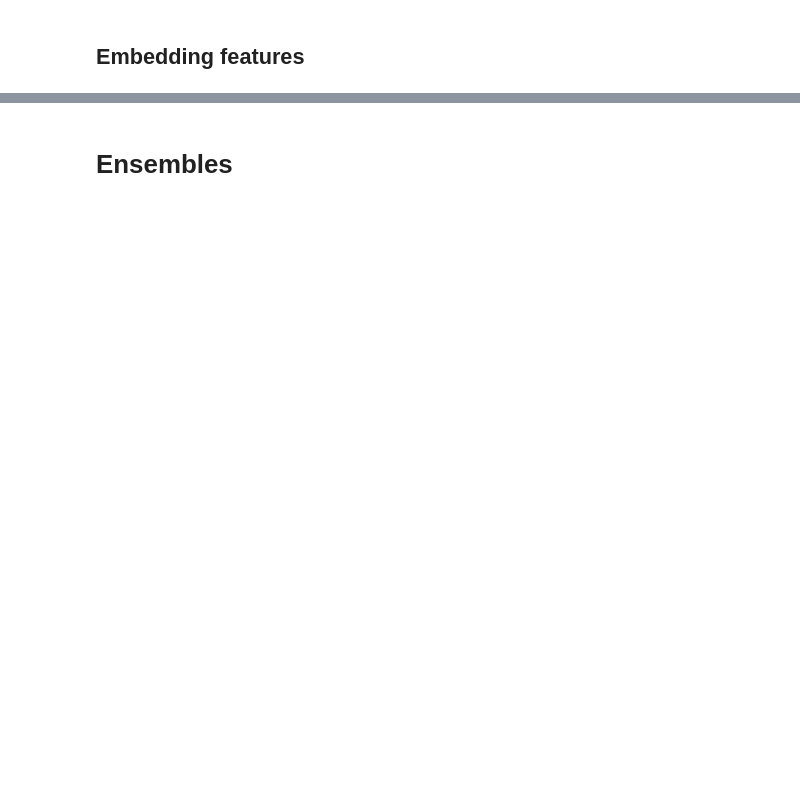
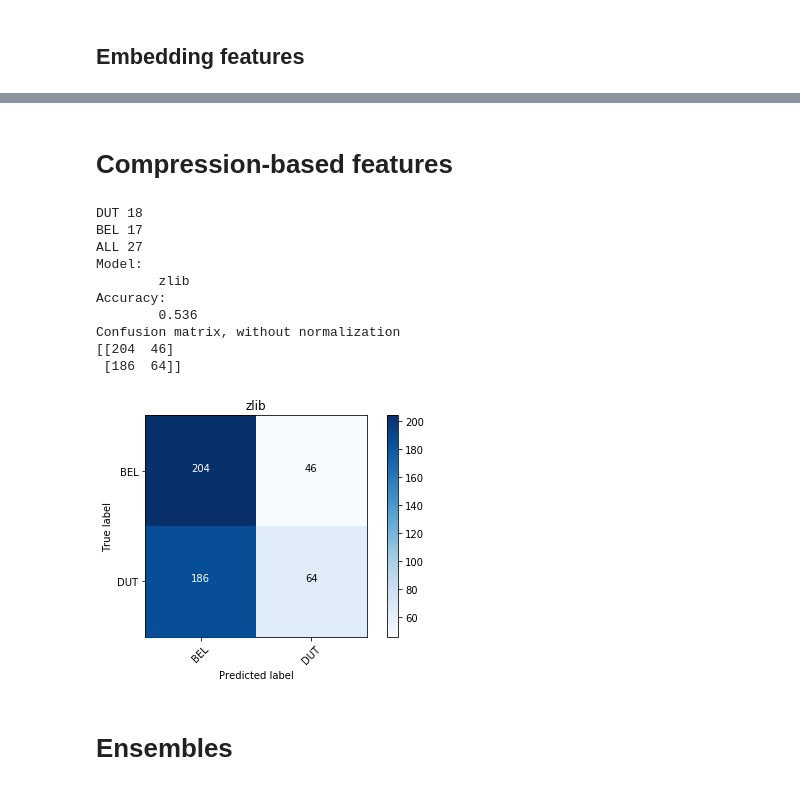
Before and after one commit to naiaden/lama-dsl, a Jupyter notebook: Untitled.ipynb, the cells around one changed output, grey strips where cells are left out. Cells and saved outputs as stored; diff of their text form; code cells hidden in the pictures; blank space fills up the shorter version.

```diff
--- a/Untitled.ipynb
+++ b/Untitled.ipynb
@@ -1378,3 +1299,57 @@ print(lm_dut.score(sentence))
+# %% [markdown]
+# Compression-based features
+# %%
+import zlib
+
+if do_run("zlib"):
+    register_run("zlib",
+             "zlib compression, level 9",
+             [])
+
+    ds = ""
+    bs = ""
+    for s, l in zip(X_training, y_training):
+        if l == "DUT":
+            ds += l
+        else:
+            bs += l
+
+    result = []
+    for s in X_dev:
+
+        len_dut = len(zlib.compress((ds + s).encode('utf-8'),9))
+        len_bel = len(zlib.compress((bs + s).encode('utf-8'),9))
+
+        if len_bel > len_dut:
+            result.append("DUT")
+        elif len_bel < len_dut:
+            result.append("BEL")
+        else:
+            len_dut_a = len(zlib.compress((ds + ds + bs+ s).encode('utf-8'),9))
+            len_bel_a = len(zlib.compress((bs + bs + ds + s).encode('utf-8'),9))
+            if len_bel_a > len_dut_a:
+                result.append("DUT")
+            elif len_bel_a < len_dut_a:
+                result.append("BEL")
+            else:
+                score = random.randint(0,1)
+                result.append(("DUT", "BEL")[score > 0])
+
+    update_stats("zlib", y_dev, np.array(result), {})
+
+summarise_run("zlib")
+# %% [output]
+DUT 18
+BEL 17
+ALL 27
+Model:
+        zlib
+Accuracy:
+        0.536
+Confusion matrix, without normalization
+[[204  46]
+ [186  64]]
+[figure, added]
 # %% [markdown]
 # Ensembles
 # %%
```
Also changed, not shown: parts of 8 cells of this notebook.
